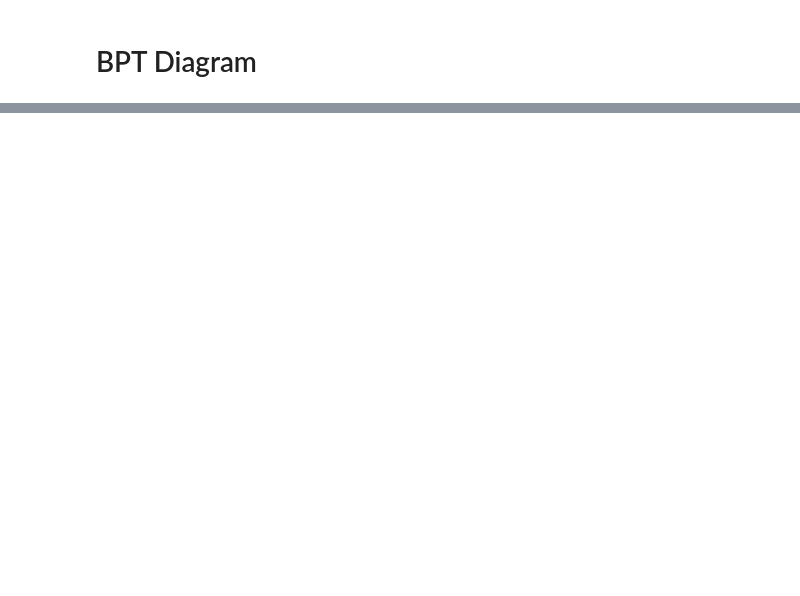
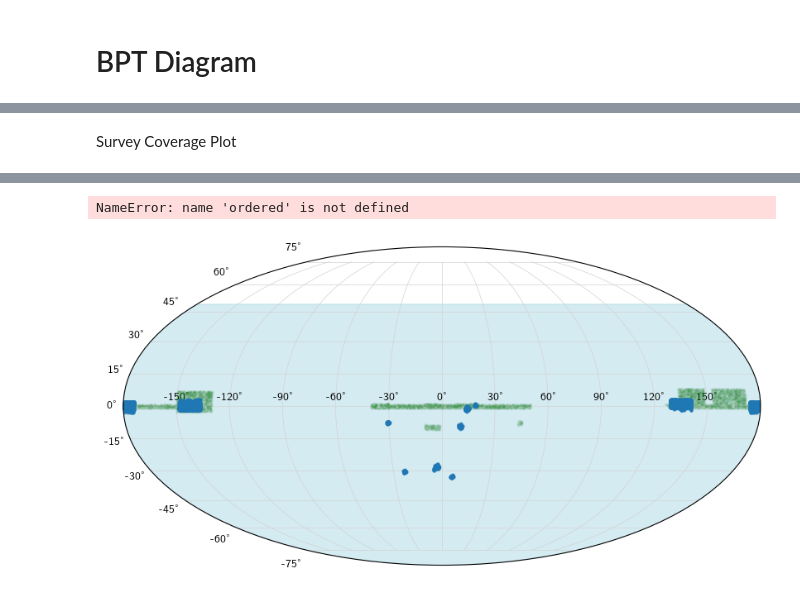
Before and after one commit to mspan4/sami_tools_smc_mspa4681, a Jupyter notebook: Code/thesis_plots.ipynb, the cells around one changed output, grey strips where cells are left out. Saved outputs shown, nothing was run; the diff lists cells and outputs as text; code cells hidden in the pictures; blank space fills up the shorter version.

```diff
--- a/Code/thesis_plots.ipynb
+++ b/Code/thesis_plots.ipynb
@@ -210,0 +220,2 @@ if save_figure:
+# %% [markdown]
+Survey Coverage Plot
@@ -210,0 +224,15 @@ if save_figure:
+# %%
+all_SAMI_targets_table = all_fctns.get_all_SAMI_targets_catalogue(catalogue_filepath)
+SAMI_coordinates = SkyCoord(ra=all_SAMI_targets_table['RA_OBJ']*u.degree, dec=all_SAMI_targets_table['DEC_OBJ']*u.degree, frame='icrs')
+
+with fits.open(catalogue_filepath + "RACS-mid1_sources.fits") as RACS_hdul:
+    RACS_table = Table(RACS_hdul[1].data)
+RACS_coordinates = SkyCoord(ra=RACS_table['RA']*u.degree, dec=RACS_table['Dec']*u.degree, frame='icrs')
+
+with fits.open(catalogue_filepath + "LARGESS.fits") as LARGESS_hdul:
+    LARGESS_table = Table(LARGESS_hdul[1].data)
+LARGESS_coordinates = SkyCoord(ra=LARGESS_table['RAdeg']*u.degree, dec=LARGESS_table['DEdeg']*u.degree, frame='icrs')
+
+with fits.open(catalogue_filepath + "eRASS1_Main.v1.1.fits") as eRASS1_hdul:
+    eRASS1_table = Table(eRASS1_hdul[1].data)
+eRASS1_coordinates = SkyCoord(ra=eRASS1_table['RA']*u.degree, dec=eRASS1_table['DEC']*u.degree, frame='icrs')
@@ -210,0 +254,61 @@ if save_figure:
+# %%
+# construct a sky map showing survey regions:
+fig = plt.figure(figsize=(10, 5))
+ax = fig.add_subplot(111, projection="mollweide")
+plt.grid(True, which='major', color='lightgrey', lw=0.5)
+
+
+ra_bounds = -35*u.degree, 35*u.degree
+dec_bounds = -40*u.degree, 10*u.degree
+
+
+plt.plot(LARGESS_coordinates.ra.wrap_at(180*u.degree).radian, LARGESS_coordinates.dec.radian, 'o', markersize=1, alpha=0.02, label='LARGESS', color='C2')
+plt.plot(SAMI_coordinates.ra.wrap_at(180*u.degree).radian, SAMI_coordinates.dec.radian, 'o', markersize=2, alpha=0.5, label='SAMI', color='C0')
+
+# plotting the RACS region
+# Dec cutoff
+RACS_Dec_cutoff_deg = 49
+RACS_Dec_cutoff = np.radians(RACS_Dec_cutoff_deg)
+RAs = np.linspace(-np.pi, np.pi, 500)
+
+# Build polygon for the shaded region: full width of lon, from min to cutoff
+Decs = np.full_like(RAs, RACS_Dec_cutoff)
+RAs_full = np.concatenate([RAs, RAs[::-1]])
+print(RAs_full)
+Decs_full = np.concatenate([Decs, np.full_like(RAs, -np.pi/2)])
+ax.fill(RAs_full, Decs_full, color="lightblue", alpha=0.5)
+
+
+# plotting the eRASS1 region
+lon_bounds = np.array([359.94423568,179.94423568])*u.degree # bounds in galactic longitude
+lat_values = np.linspace(-90, 90, 500)*u.degree
+
+edge1 = SkyCoord(l=np.full_like(lat_values, lon_bounds[0]), b=lat_values, frame='galactic')
+edge2 = SkyCoord(l=np.full_like(lat_values, lon_bounds[1]), b=lat_values[::-1], frame='galactic')
+bottom = SkyCoord(l=np.linspace(lon_bounds[0].value, lon_bounds[1].value, 200) * u.deg,
+                  b=-90 * u.deg, frame="galactic")
+top = SkyCoord(l=np.linspace(lon_bounds[0].value, lon_bounds[1].value, 200) * u.deg,
+               b=90 * u.deg, frame="galactic")
+# polygon coords in galactic l, b
+coords = SkyCoord(l=np.concatenate([top.l.degree, edge1.l.degree, edge2.l.degree, bottom.l.degree])*u.degree, b=np.concatenate([top.b.degree, edge1.b.degree, edge2.b.degree, bottom.b.degree])*u.degree, frame='galactic')
+
+RAs_full = coords.icrs.ra.wrap_at(180*u.degree).radian
+DECs_full = coords.icrs.dec.radian
+
+ordering = np.argsort(RAs_full)
+RAs_full = RAs_full[ordered]
+
+
+ax.fill(RAs_full, DECs_full, color="lightgreen", alpha=1)
+
+plt.show()
+
+# plt.plot(bounded_SAMI_coordinates.ra.wrap_at(180*u.degree).degree, bounded_SAMI_coordinates.dec.degree, 'o', markersize=2, alpha=0.5, label='SAMI', color='C0')
+
+# plt.plot(eRASS1_coordinates.ra.wrap_at(180*u.degree).radian, eRASS1_coordinates.dec.radian, 'o', markersize=1, alpha=0.005, label='eRASS1', color='C3')
+# plt.plot(RACS_coordinates.ra.wrap_at(180*u.degree).radian, RACS_coordinates.dec.radian, 'o', markersize=1, alpha=0.005, label='RACS', color='C1')
+
+
+# plt.xlim(ra_bounds[1].to(u.radian).value, ra_bounds[0].to(u.radian).value)
+# plt.ylim(dec_bounds[0].to(u.radian).value, dec_bounds[1].to(u.radian).value)
+# %% [output]
@@ -210,0 +332,2 @@ if save_figure:
+NameError: name 'ordered' is not defined
+[figure, added]
```
Also changed, not shown: parts of 14 cells of this notebook, 4 other files.
